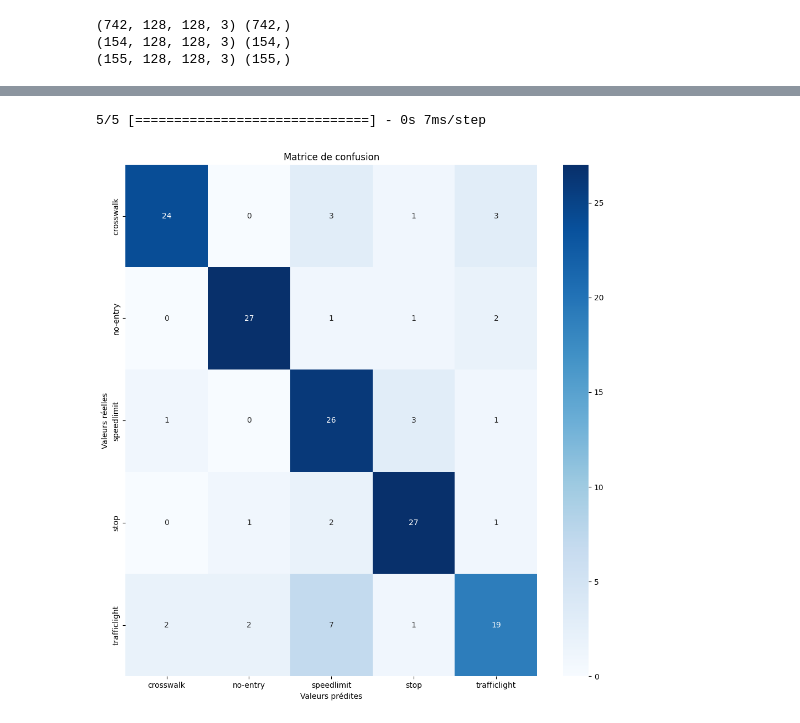
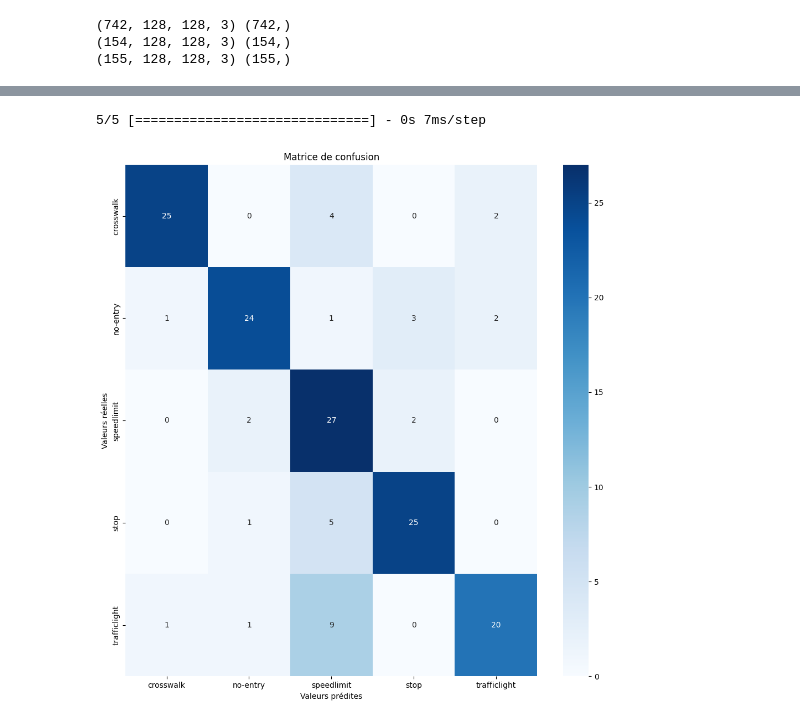
Before and after one commit to Abdelmouhaimen/DL-TrafficSignClassification, a Jupyter notebook: chargement_donnees_et_construction_modele.ipynb, the cells around one changed output, grey strips where cells are left out. Drawn from its saved outputs; the diff is of its cells as text; code cells hidden in the pictures.

```diff
--- a/chargement_donnees_et_construction_modele.ipynb
+++ b/chargement_donnees_et_construction_modele.ipynb
@@ -230,0 +331,34 @@ Epoch 30/30
+# %%
+from tensorflow import keras
+# Définition du chemin où enregistrer le meilleur modèle
+# Création d'un modèle
+model = creat_model(128)
+
+checkpoint_filepath = "/models/best-model.keras"
+
+
+# Définition du callback d'arrêt anticipé
+early_stopping_callback =keras.callbacks.EarlyStopping(
+        monitor='val_loss',
+        patience=10,
+        restore_best_weights=True
+)
+
+# Définition du callback pour sauvegarder le meilleur modèle
+bestmodel_callback = keras.callbacks.ModelCheckpoint(
+                                filepath=  checkpoint_filepath,
+                                monitor='val_sparse_categorical_accuracy',
+                                mode='max',
+                                save_best_only=True,
+                                save_weights_only=True)
+
+#Les poids du modèle sont sauvegardés à la fin de chaque époque, s'ils sont les meilleurs observés jusqu'à présent
+
+history = model.fit(train_datagen.flow(x_train, y_train, batch_size=10),
+                    validation_data=(x_val, y_val),
+                    epochs=70,
+                    callbacks = [bestmodel_callback])
+
+
+# Chargement des poids du meilleur modèle sauvegardé
+model.load_weights(checkpoint_filepath)
@@ -244,10 +400,11 @@ Test accuracy  : 0.7935
 # %%
-y_sigmoid = model.predict(x_test)
-y_pred    = np.argmax(y_sigmoid, axis=-1)
+y_pred_indices = model.predict(x_test)
+
+y_pred    = np.argmax(y_pred_indices, axis=-1)
 plot_confusion_matrix(y_test , y_pred ,figsize = (12,12) )
 # %% [output]
 5/5 [==============================] - 0s 7ms/step
-[figure, old version]
+[figure, new version]
 # %%
 from sklearn.metrics import classification_report
 # Obtenez le rapport de classification
```
Also changed, not shown: parts of 40 cells of this notebook.
